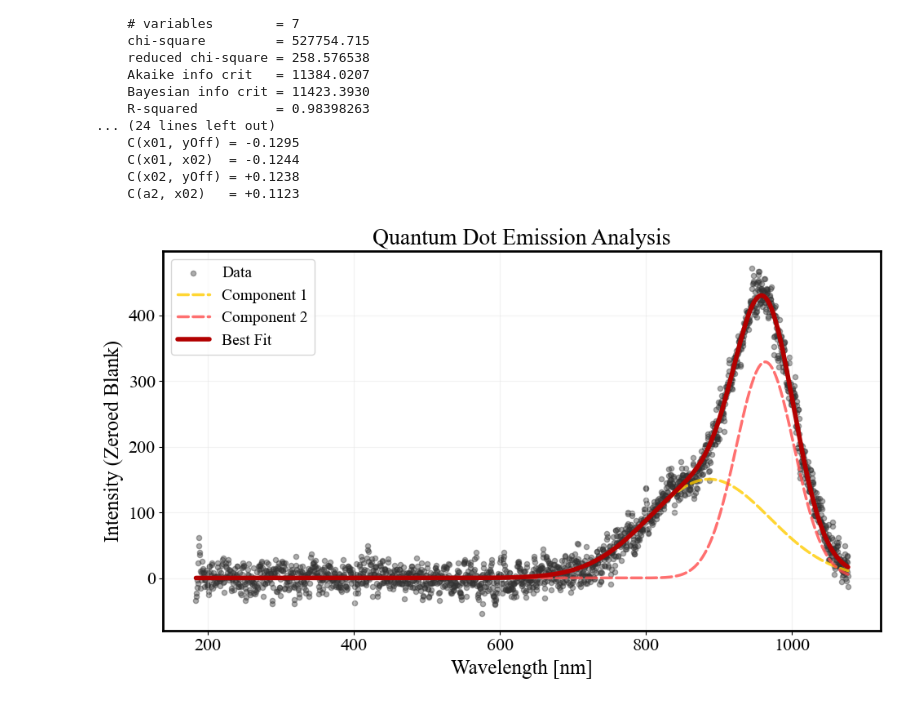
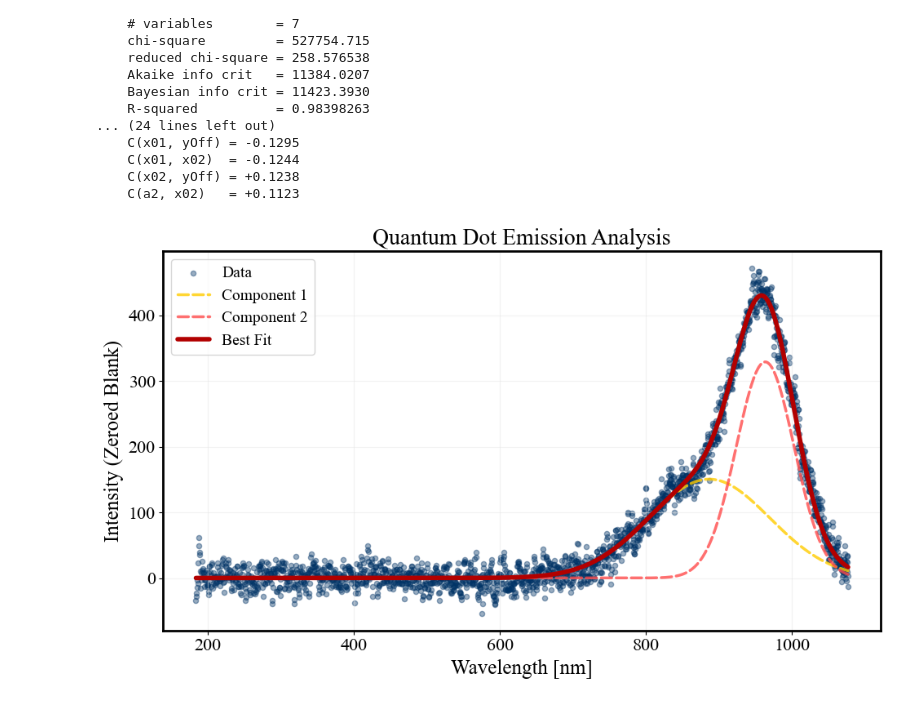
Before and after one commit to jpkline/qd_spec, a Jupyter notebook: Plotter.ipynb, the cells around one changed output. Cells and saved outputs as stored; diff of their text form; code cells hidden in the pictures.

```diff
--- a/Plotter.ipynb
+++ b/Plotter.ipynb
@@ -102,8 +102,8 @@ print(result.fit_report())
 # Standalone matplotlib plotting script - Simplified for Presentation
 
 # Matching colors from presentation theme:
-# Data: black or dark grey to stay understated
-data_color = "#333333"
+# Data: dark blue
+data_color = "#003366"
 # Fit Line: deep maroon/red from presentation border
 fit_color = "#B20000"
 # Components: yellow and secondary red
@@ -116,31 +116,31 @@ ax.set_title("Quantum Dot Emission Analysis")
 ax.scatter(wavelengths, sample_processed, s=20, alpha=0.4, color=data_color, label="Data")
 
 # Evaluate Sub-components
 for i, comp_color in zip([1, 2], colors):
     comp = single_gauss(
         wavelengths,
         a=result.params[f"a{i}"].value,
         x0=result.params[f"x0{i}"].value,
         dx=result.params[f"dx{i}"].value,
         yOff=result.params["yOff"].value
     )
     ax.plot(wavelengths, comp, "--", color=comp_color, lw=2.5, alpha=0.8, label=f"Component {i}")
 
 # Evaluate best fit over total line
 ax.plot(wavelengths, result.best_fit, color=fit_color, lw=4, alpha=1.0, label="Best Fit")
 
 ax.set_xlabel("Wavelength [nm]")
 ax.set_ylabel("Intensity (Zeroed Blank)")
 ax.legend()
 ax.grid(True, alpha=0.4, color="#e0e0e0")
 
 # Add a nice solid black border around the entire plot
 for spine in ax.spines.values():
     spine.set_visible(True)
     spine.set_color("black")
     spine.set_linewidth(2.0)
 
 plt.tight_layout()
 plt.show()
 # %% [output]
-[figure, old version]
+[figure, new version]
```
